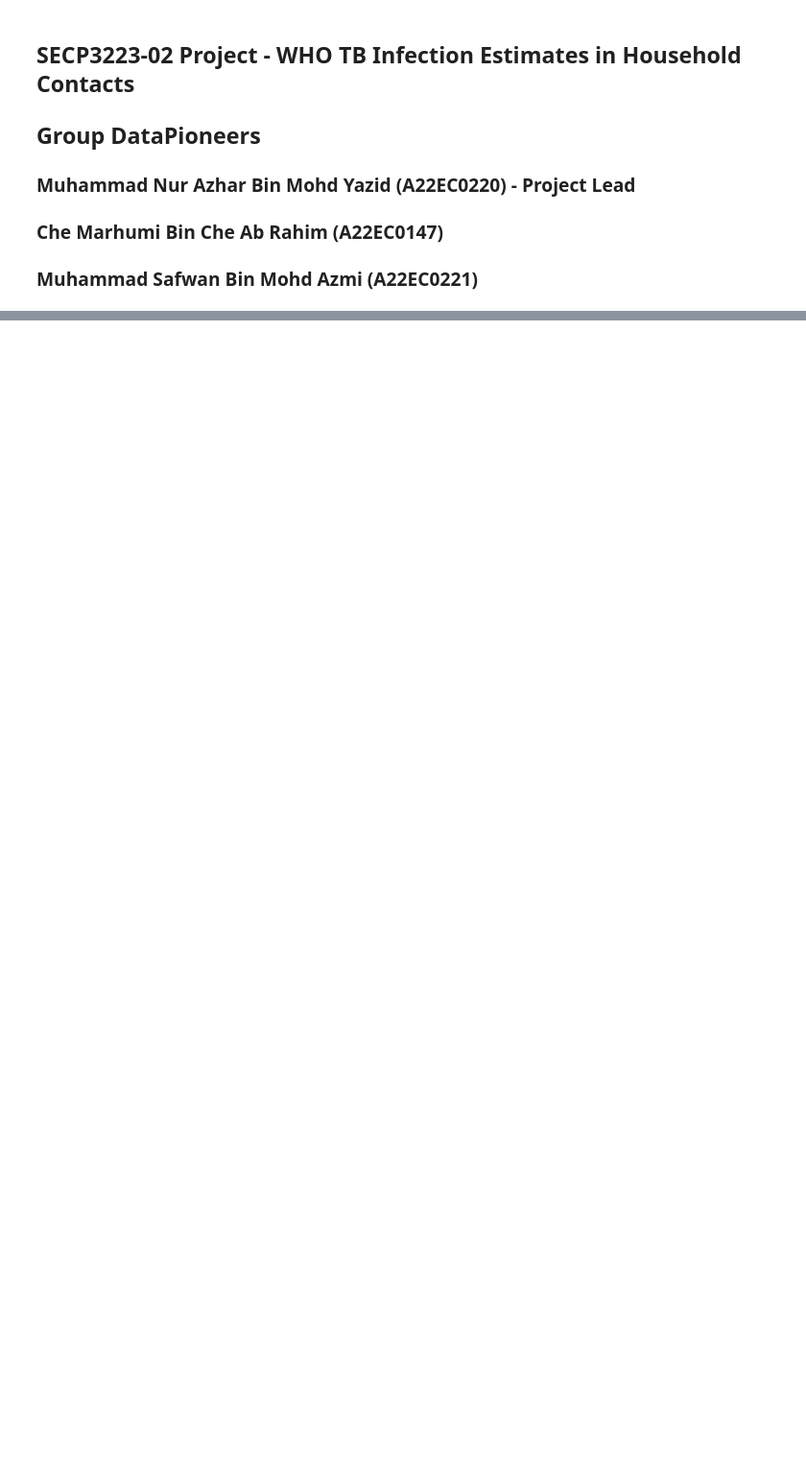
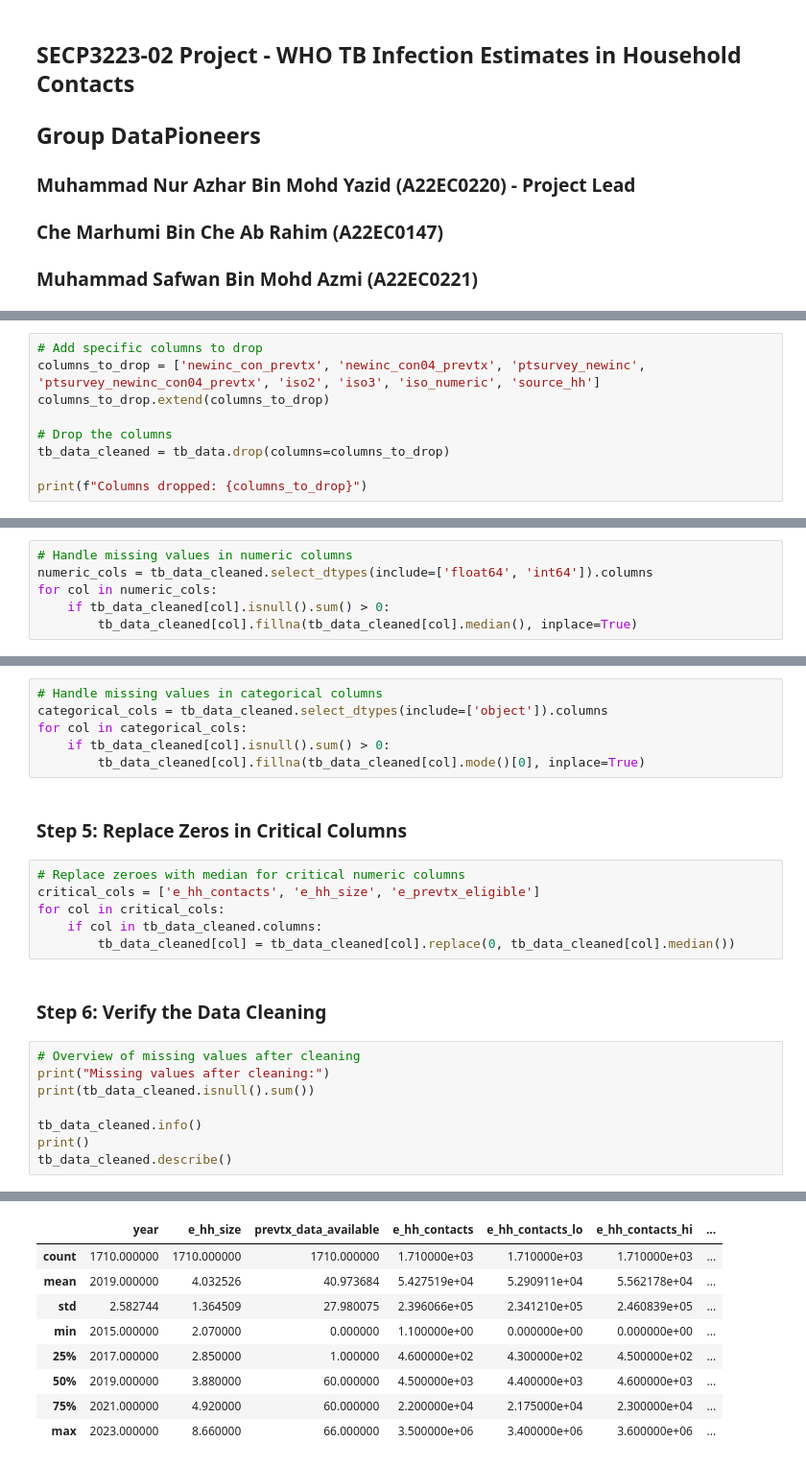
Before and after one commit to mnazhar13/DataAnalyticsProject, a Jupyter notebook: LTBI-estimates-Workbook.ipynb, the cells around one changed output, grey strips where cells are left out. Shown: that part at 96% size. Drawn from its saved outputs; the diff is of its cells as text; blank space fills up the shorter version.

```diff
--- a/LTBI-estimates-Workbook.ipynb
+++ b/LTBI-estimates-Workbook.ipynb
@@ -243,0 +86,9 @@ plt.show()
+# %%
+# Add specific columns to drop
+columns_to_drop = ['newinc_con_prevtx', 'newinc_con04_prevtx', 'ptsurvey_newinc', 'ptsurvey_newinc_con04_prevtx', 'iso2', 'iso3', 'iso_numeric', 'source_hh']
+columns_to_drop.extend(columns_to_drop)
+
+# Drop the columns
+tb_data_cleaned = tb_data.drop(columns=columns_to_drop)
+
+print(f"Columns dropped: {columns_to_drop}")
@@ -243,0 +99,6 @@ plt.show()
+# %%
+# Handle missing values in numeric columns
+numeric_cols = tb_data_cleaned.select_dtypes(include=['float64', 'int64']).columns
+for col in numeric_cols:
+    if tb_data_cleaned[col].isnull().sum() > 0:
+        tb_data_cleaned[col].fillna(tb_data_cleaned[col].median(), inplace=True)
@@ -243,0 +114,25 @@ plt.show()
+# %%
+# Handle missing values in categorical columns
+categorical_cols = tb_data_cleaned.select_dtypes(include=['object']).columns
+for col in categorical_cols:
+    if tb_data_cleaned[col].isnull().sum() > 0:
+        tb_data_cleaned[col].fillna(tb_data_cleaned[col].mode()[0], inplace=True)
+# %% [markdown]
+### Step 5: Replace Zeros in Critical Columns
+# %%
+# Replace zeroes with median for critical numeric columns
+critical_cols = ['e_hh_contacts', 'e_hh_size', 'e_prevtx_eligible']
+for col in critical_cols:
+    if col in tb_data_cleaned.columns:
+        tb_data_cleaned[col] = tb_data_cleaned[col].replace(0, tb_data_cleaned[col].median())
+# %% [markdown]
+### Step 6: Verify the Data Cleaning
+# %%
+# Overview of missing values after cleaning
+print("Missing values after cleaning:")
+print(tb_data_cleaned.isnull().sum())
+
+tb_data_cleaned.info()
+print()
+tb_data_cleaned.describe()
+# %% [output]
@@ -243,0 +156,9 @@ plt.show()
+|  | year | e_hh_size | prevtx_data_available | e_hh_contacts | e_hh_contacts_lo | e_hh_contacts_hi | ... |
+| count | 1710.000000 | 1710.000000 | 1710.000000 | 1.710000e+03 | 1.710000e+03 | 1.710000e+03 | ... |
+| mean | 2019.000000 | 4.032526 | 40.973684 | 5.427519e+04 | 5.290911e+04 | 5.562178e+04 | ... |
+| std | 2.582744 | 1.364509 | 27.980075 | 2.396066e+05 | 2.341210e+05 | 2.460839e+05 | ... |
+| min | 2015.000000 | 2.070000 | 0.000000 | 1.100000e+00 | 0.000000e+00 | 0.000000e+00 | ... |
+| 25% | 2017.000000 | 2.850000 | 1.000000 | 4.600000e+02 | 4.300000e+02 | 4.500000e+02 | ... |
+| 50% | 2019.000000 | 3.880000 | 60.000000 | 4.500000e+03 | 4.400000e+03 | 4.600000e+03 | ... |
+| 75% | 2021.000000 | 4.920000 | 60.000000 | 2.200000e+04 | 2.175000e+04 | 2.300000e+04 | ... |
+| max | 2023.000000 | 8.660000 | 66.000000 | 3.500000e+06 | 3.400000e+06 | 3.600000e+06 | ... |
```
Also changed, not shown: parts of 48 cells of this notebook, 4 other files.
